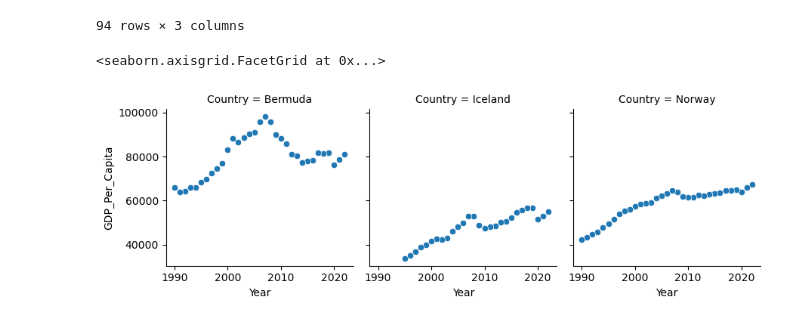
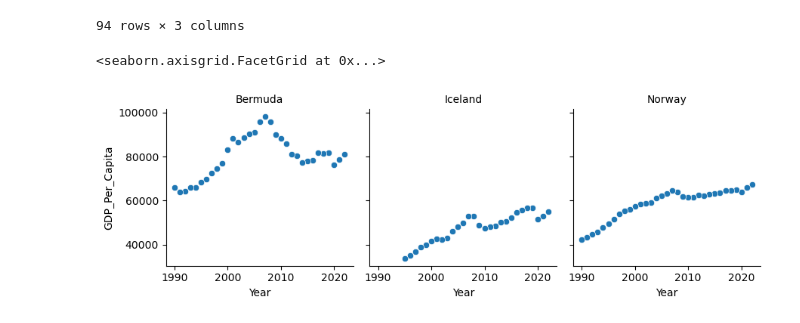
Before and after one commit to NSS-Data-Analytics-Cohort-11/undata-derekbeistad, a Jupyter notebook: notebook/undata_derek_beistad_da11.ipynb, the cells around one changed output. Drawn from its saved outputs; the diff is of its cells as text; code cells hidden in the pictures.

```diff
--- a/notebook/undata_derek_beistad_da11.ipynb
+++ b/notebook/undata_derek_beistad_da11.ipynb
@@ -391,6 +417,7 @@ gdp_highest3_internet
 # %%
 g = sns.FacetGrid(gdp_highest3_internet, col='Country')
 g.map(sns.scatterplot, 'Year', 'GDP_Per_Capita')
+g.set_titles(col_template="{col_name}")
 # %% [output]
 <seaborn.axisgrid.FacetGrid at 0x...>
-[figure, old version]
+[figure, new version]
```
Also changed, not shown: parts of 14 cells of this notebook.
